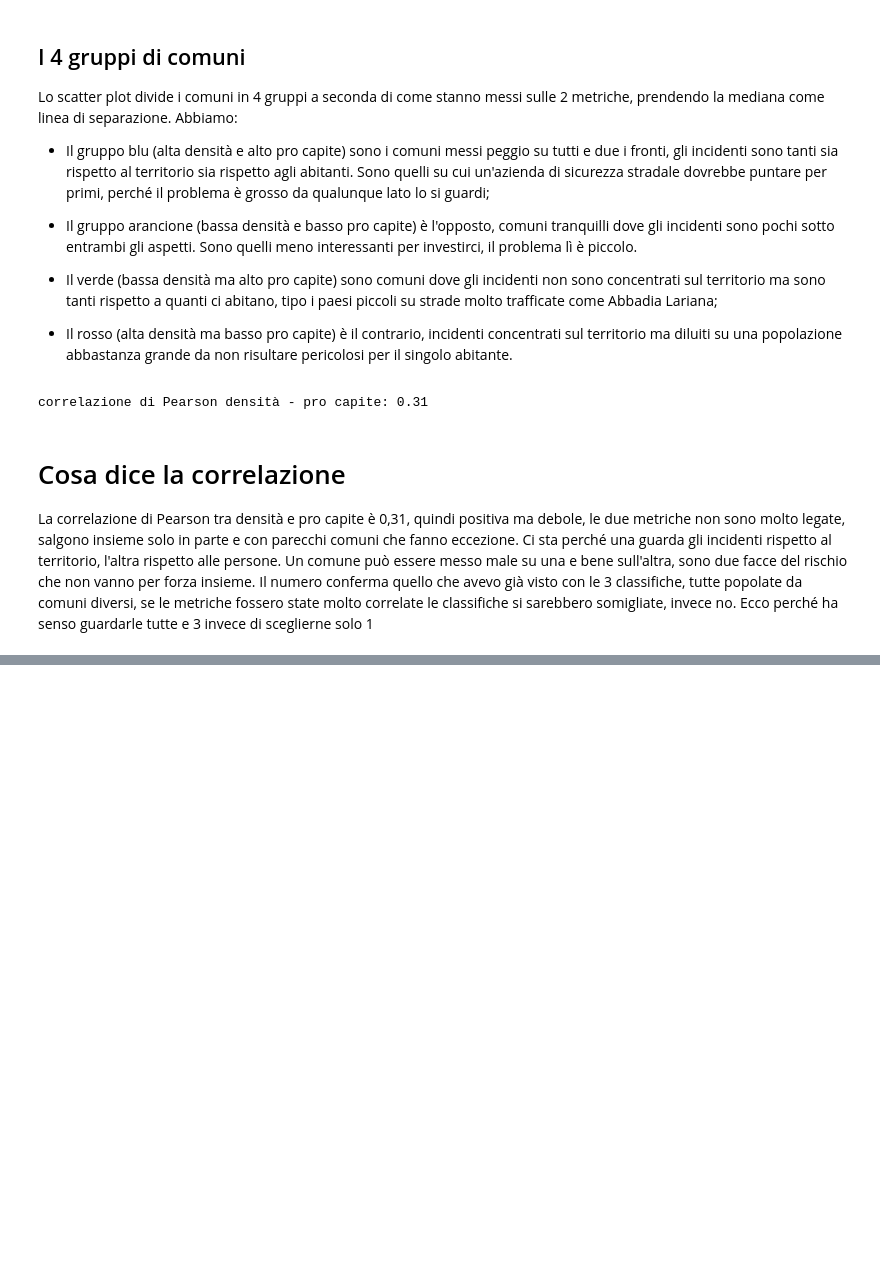
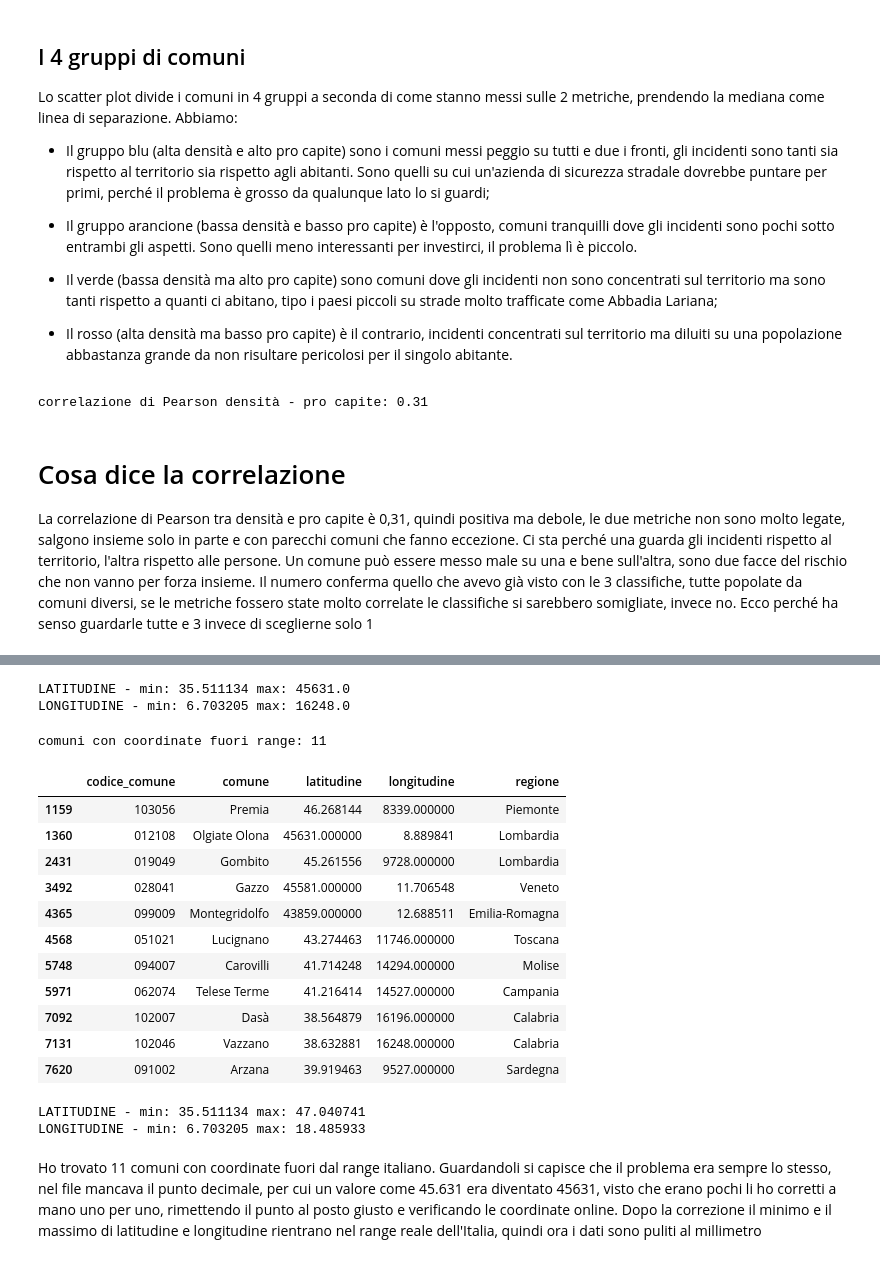
Before and after one commit to LordVessio/boolean-istat-traffic-analysis, a Jupyter notebook: Final Project Nicola Vessio pt 2.ipynb, the cells around one changed output, grey strips where cells are left out. Saved outputs shown, nothing was run; the diff lists cells and outputs as text; code cells hidden in the pictures; blank space fills up the shorter version.

```diff
--- a/Final Project Nicola Vessio pt 2.ipynb
+++ b/Final Project Nicola Vessio pt 2.ipynb
@@ -491,0 +644,36 @@ Il numero conferma quello che avevo già visto con le 3 classifiche, tutte popol
+# %%
+print("LATITUDINE - min:", coordinate['latitudine'].min(), "max:", coordinate['latitudine'].max())
+print("LONGITUDINE - min:", coordinate['longitudine'].min(), "max:", coordinate['longitudine'].max())
+
+# confronto i valori minimi e massimi delle coordinate col range reale
+# dell'Italia (latitudine 36-47, longitudine 6-18). i minimi rientrano nel
+# range, quindi sono coerenti. i massimi invece sono enormemente fuori, segno
+# che alcune righe hanno coordinate sbagliate nel file
+# %% [output]
+LATITUDINE - min: 35.511134 max: 45631.0
+LONGITUDINE - min: 6.703205 max: 16248.0
+# %%
+fuori_range = coordinate[
+    (coordinate['latitudine'] < 35) | (coordinate['latitudine'] > 48) |
+    (coordinate['longitudine'] < 6) | (coordinate['longitudine'] > 19)
+]
+print("comuni con coordinate fuori range:", len(fuori_range))
+fuori_range[['codice_comune', 'comune', 'latitudine', 'longitudine', 'regione']]
+
+# conto quante righe hanno coordinate fuori dal range italiano (lat 36-47,
+# long 6-18, con un po' di margine). così vedo quante sono rovinate e quali
+# comuni, per decidere se conviene sistemarle o toglierle
+# %% [output]
+comuni con coordinate fuori range: 11
+|  | codice_comune | comune | latitudine | longitudine | regione |
+| 1159 | 103056 | Premia | 46.268144 | 8339.000000 | Piemonte |
+| 1360 | 012108 | Olgiate Olona | 45631.000000 | 8.889841 | Lombardia |
+| 2431 | 019049 | Gombito | 45.261556 | 9728.000000 | Lombardia |
+| 3492 | 028041 | Gazzo | 45581.000000 | 11.706548 | Veneto |
+| 4365 | 099009 | Montegridolfo | 43859.000000 | 12.688511 | Emilia-Romagna |
+| 4568 | 051021 | Lucignano | 43.274463 | 11746.000000 | Toscana |
+| 5748 | 094007 | Carovilli | 41.714248 | 14294.000000 | Molise |
+| 5971 | 062074 | Telese Terme | 41.216414 | 14527.000000 | Campania |
+| 7092 | 102007 | Dasà | 38.564879 | 16196.000000 | Calabria |
+| 7131 | 102046 | Vazzano | 38.632881 | 16248.000000 | Calabria |
+| 7620 | 091002 | Arzana | 39.919463 | 9527.000000 | Sardegna |
@@ -491,0 +697,9 @@ Il numero conferma quello che avevo già visto con le 3 classifiche, tutte popol
+# %%
+print("LATITUDINE - min:", coordinate['latitudine'].min(), "max:", coordinate['latitudine'].max())
+print("LONGITUDINE - min:", coordinate['longitudine'].min(), "max:", coordinate['longitudine'].max())
+# %% [output]
+LATITUDINE - min: 35.511134 max: 47.040741
+LONGITUDINE - min: 6.703205 max: 18.485933
+# %% [markdown]
+Ho trovato 11 comuni con coordinate fuori dal range italiano. Guardandoli si capisce che il problema era sempre lo stesso, nel file mancava il punto decimale, per cui un valore come 45.631 era diventato 45631, visto che erano pochi li ho corretti a mano uno per uno, rimettendo il punto al posto giusto e verificando le coordinate online.
+Dopo la correzione il minimo e il massimo di latitudine e longitudine rientrano nel range reale dell'Italia, quindi ora i dati sono puliti al millimetro
```
Also changed, not shown: parts of 10 cells of this notebook, 1 other file.
